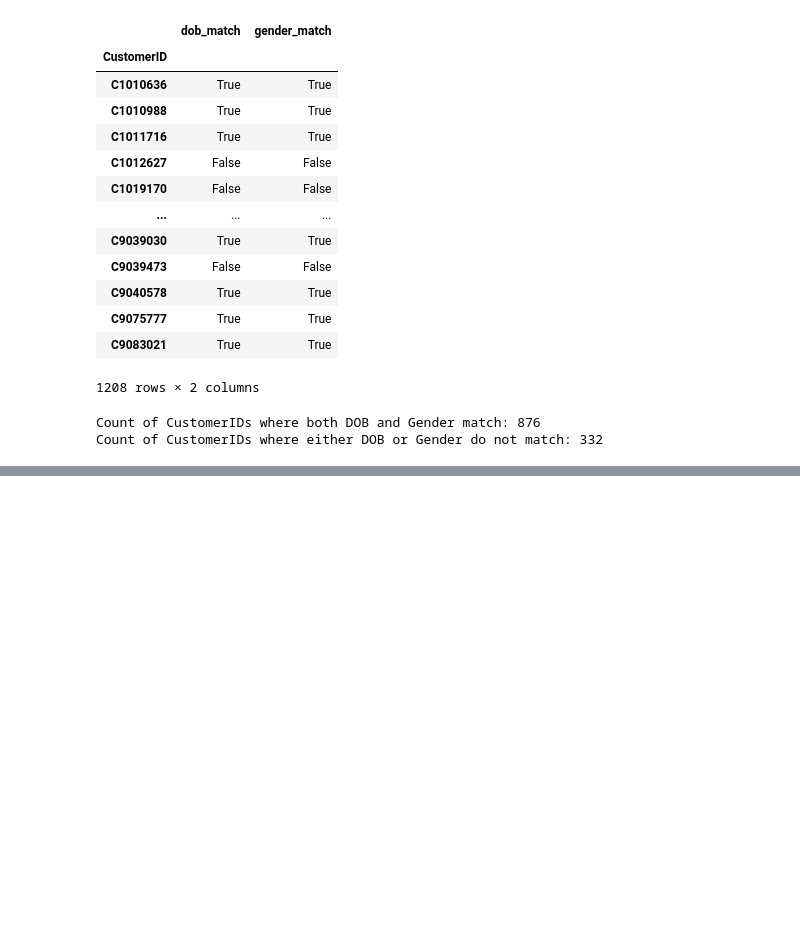
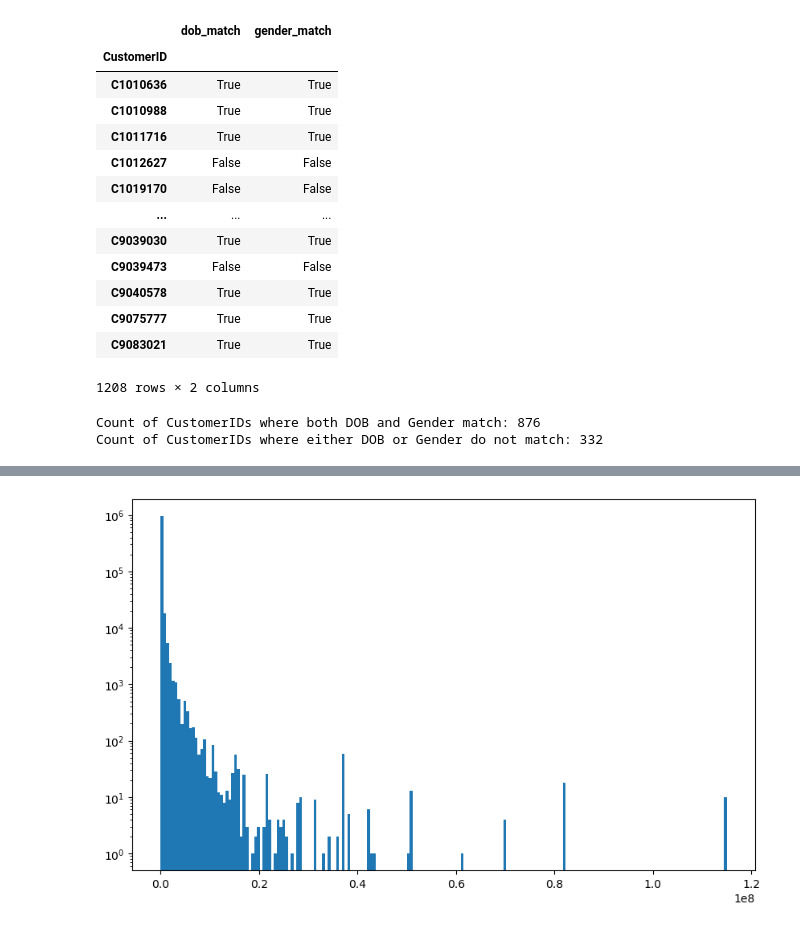
Before and after one commit to m1hammad/customer_segmentation, a Jupyter notebook: cust-seg.ipynb, the cells around one changed output, grey strips where cells are left out. Cells and saved outputs as stored; diff of their text form; code cells hidden in the pictures; blank space fills up the shorter version.

```diff
--- a/cust-seg.ipynb
+++ b/cust-seg.ipynb
@@ -396,0 +526,6 @@ Count of CustomerIDs where either DOB or Gender do not match: 332
+# %%
+plt.figure(figsize=(10, 6))
+plt.hist(bank_data_for_plotting_ONLY["CustAccountBalance"], bins= 200, log=True)
+plt.show()
+# %% [output]
+[figure, added]
```
Also changed, not shown: parts of 39 cells of this notebook.
